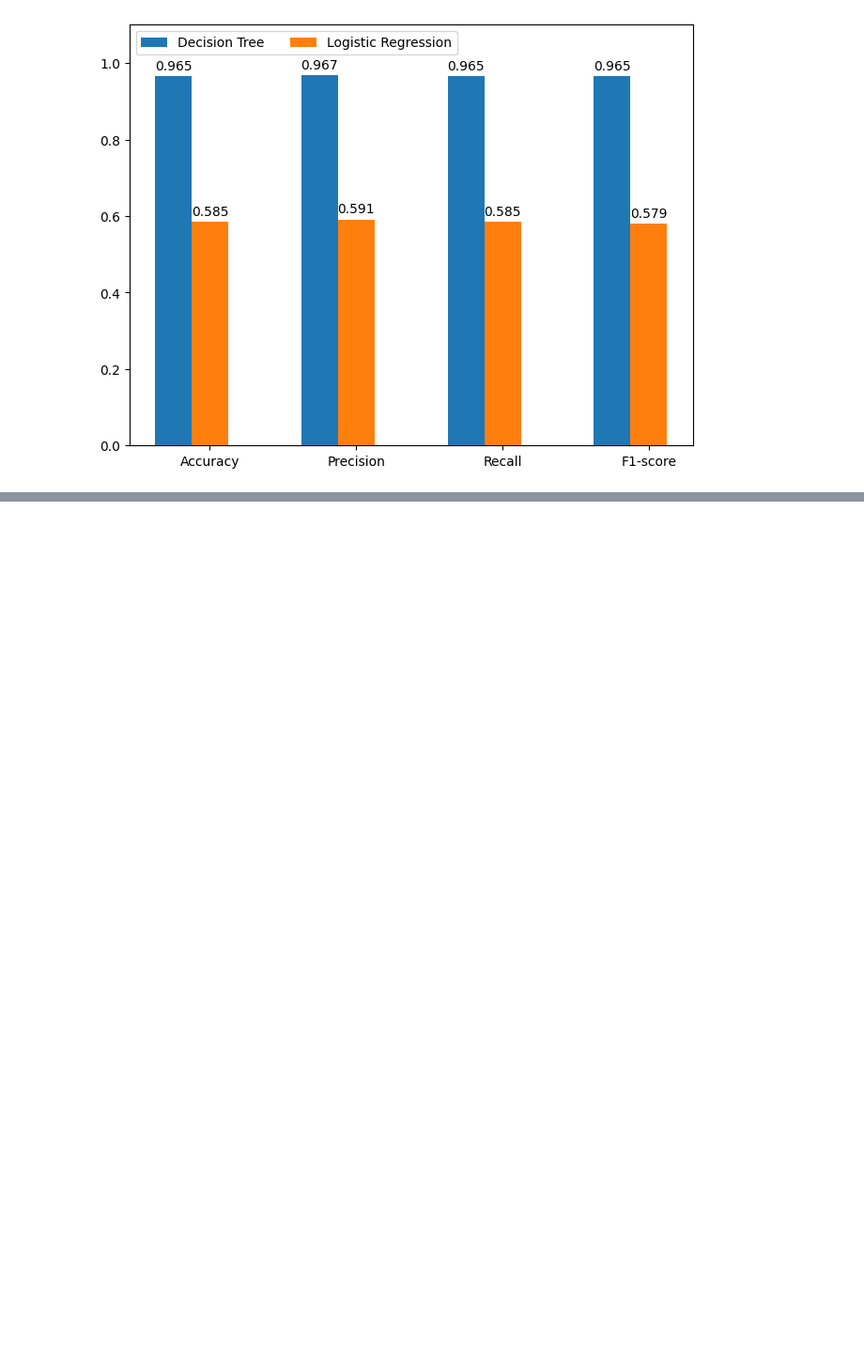
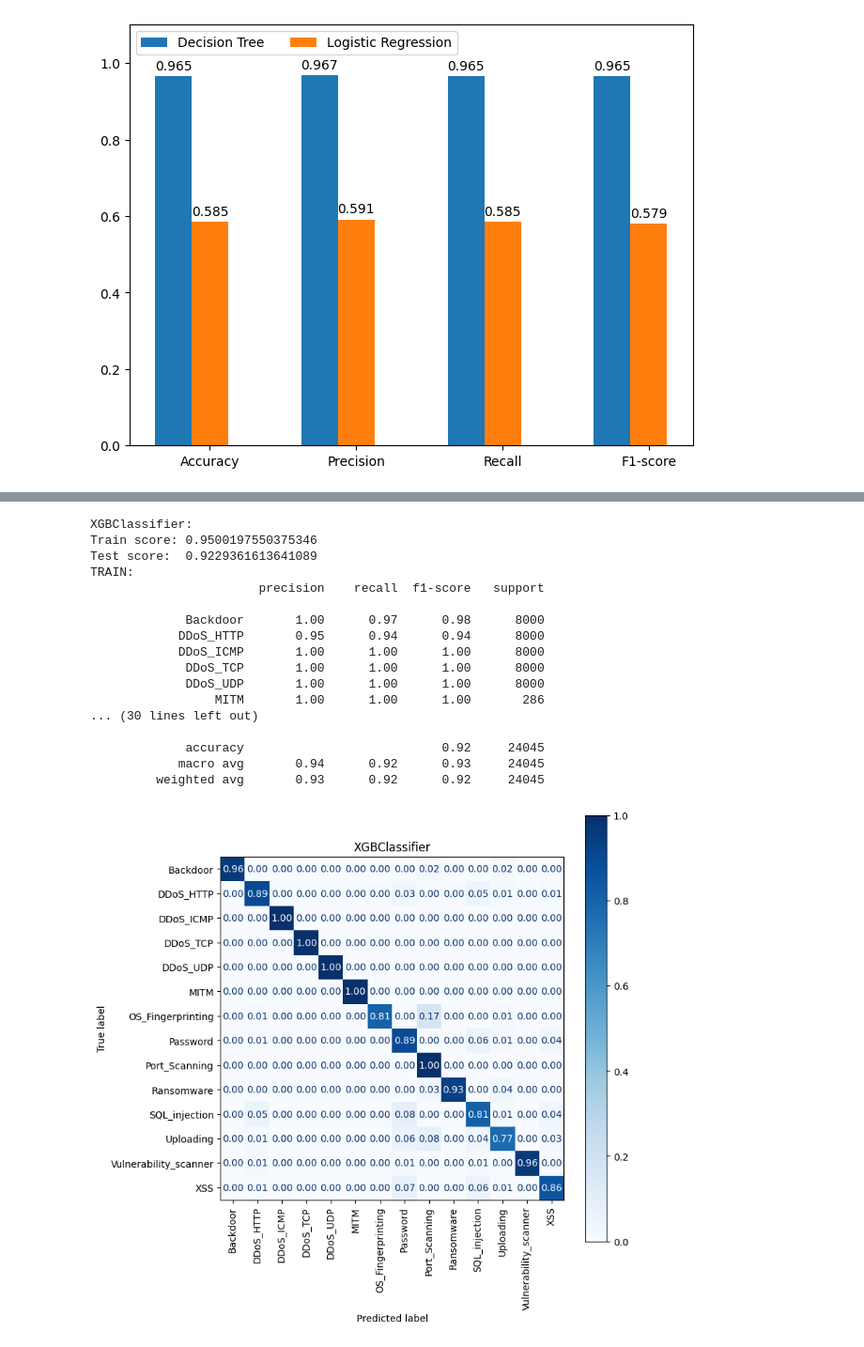
Before and after one commit to pro1710/ids, a Jupyter notebook: paper_content.ipynb, the cells around one changed output, grey strips where cells are left out. Shown at 94% size. Drawn from its saved outputs; the diff is of its cells as text; code cells hidden in the pictures; blank space fills up the shorter version.

```diff
--- a/paper_content.ipynb
+++ b/paper_content.ipynb
@@ -222,0 +248,24 @@ LogisticRegression: [0.585, 0.591, 0.585, 0.579]
+# %%
+class_14_xgb, le_14 = make_classifier(
+        '14_class',
+        xgb.XGBClassifier(objective="multi:softprob", random_state=SEED)
+)
+# %% [output]
+XGBClassifier:
+Train score: 0.9500197550375346
+Test score:  0.9229361613641089
+TRAIN:
+                       precision    recall  f1-score   support
+
+             Backdoor       1.00      0.97      0.98      8000
+            DDoS_HTTP       0.95      0.94      0.94      8000
+            DDoS_ICMP       1.00      1.00      1.00      8000
+             DDoS_TCP       1.00      1.00      1.00      8000
+             DDoS_UDP       1.00      1.00      1.00      8000
+                 MITM       1.00      1.00      1.00       286
+... (30 lines left out)
+
+             accuracy                           0.92     24045
+            macro avg       0.94      0.92      0.93     24045
+         weighted avg       0.93      0.92      0.92     24045
+[figure, added]
```
Also changed, not shown: parts of 4 cells of this notebook.
